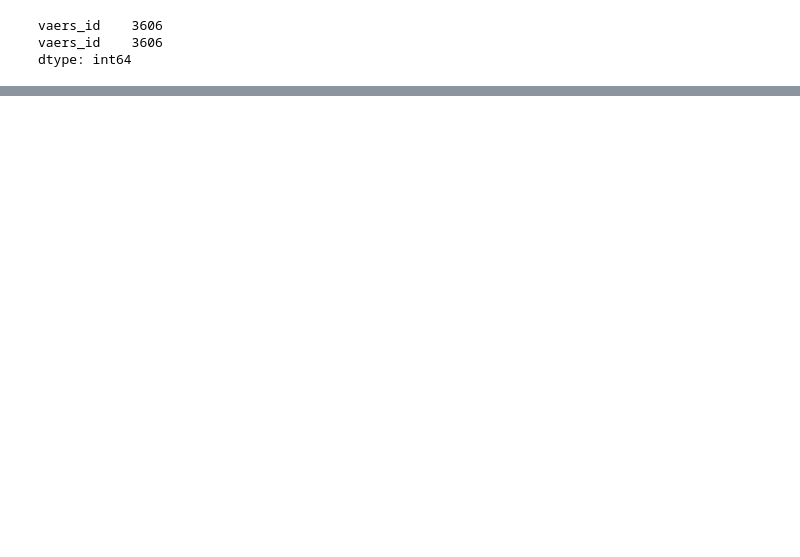
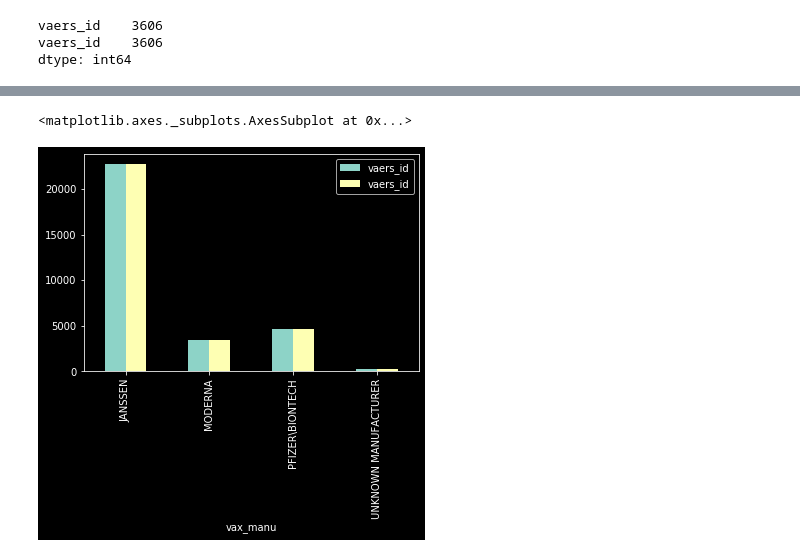
Before and after one commit to umeboshi2/revaers, a Jupyter notebook: do-stuff.ipynb, the cells around one changed output, grey strips where cells are left out. Saved outputs shown, nothing was run; the diff lists cells and outputs as text; code cells hidden in the pictures; blank space fills up the shorter version.

```diff
--- a/do-stuff.ipynb
+++ b/do-stuff.ipynb
@@ -101 +94,16 @@ df.groupby('vax_manu').count()
 4 rows × 29 columns
+# %%
+modq = cvquery.filter(VaxData.vax_manu == 'MODERNA')
+pfq = cvquery.filter(VaxData.vax_manu == 'PFIZER\BIONTECH')
+jjq = cvquery.filter(VaxData.vax_manu == 'JANSSEN')
+# %%
+df = make_data_frame(jjq)
+df
+q = cvquery.filter(Data.recvdate >= '2021-04-01')
+df = make_data_frame(q)
+cdf = df[['vaers_id', 'vax_manu']].groupby('vax_manu').count()
+
+cdf.plot.bar()
+# %% [output]
+<matplotlib.axes._subplots.AxesSubplot at 0x...>
+[figure, added]
```
Also changed, not shown: parts of 6 cells of this notebook, 1 other file.
